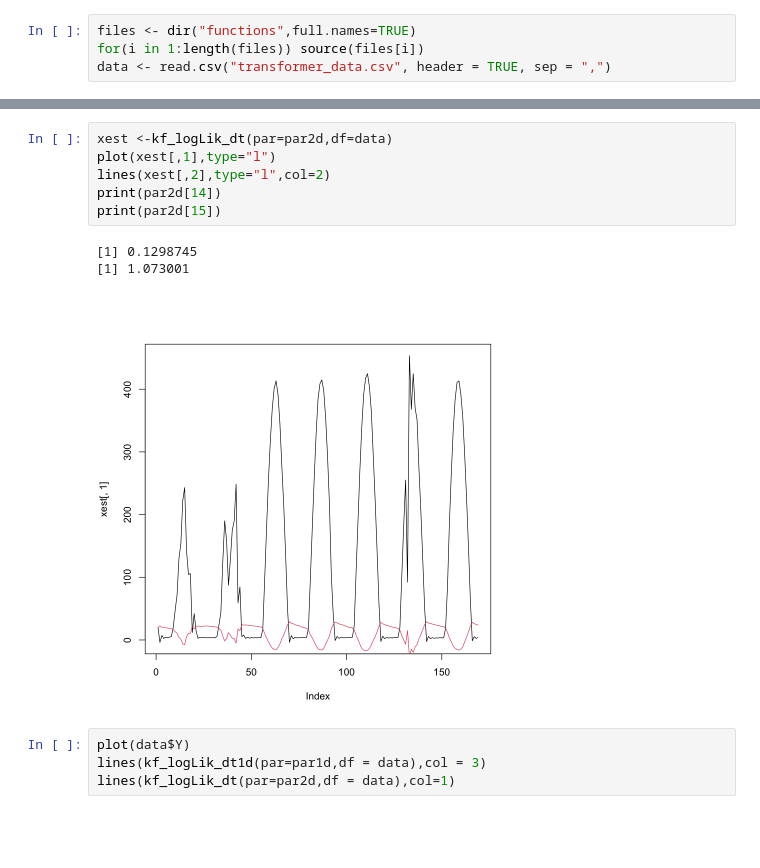
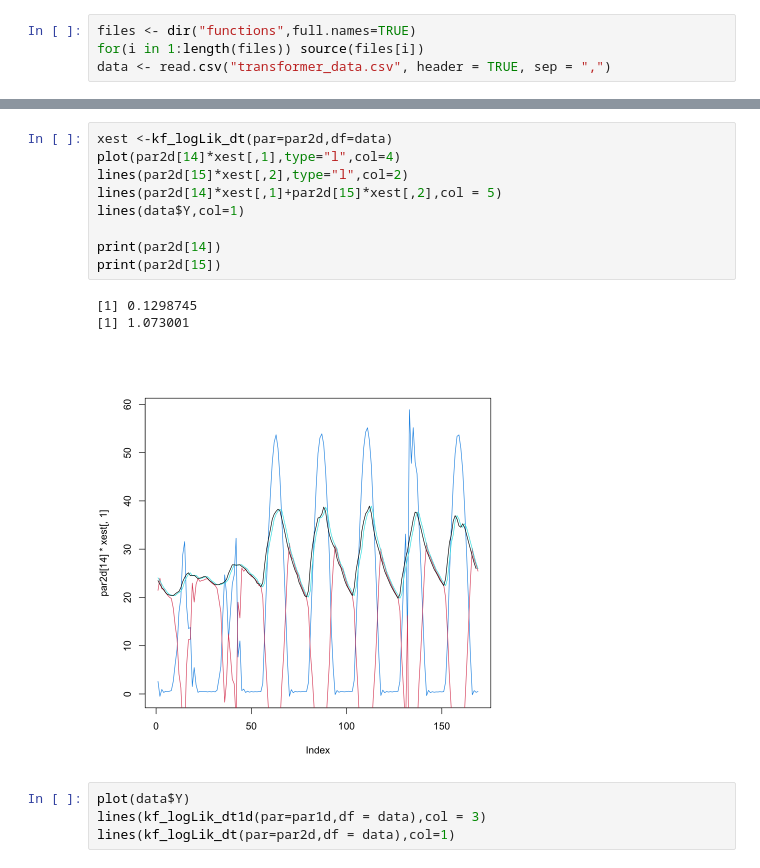
Before and after one commit to mathilderask/TimeSeriesAnalysis, a Jupyter notebook: Assignment4/opg2_nik.ipynb, the cells around one changed output, grey strips where cells are left out. Saved outputs shown, nothing was run; the diff lists cells and outputs as text; blank space fills up the shorter version.

```diff
--- a/Assignment4/opg2_nik.ipynb
+++ b/Assignment4/opg2_nik.ipynb
@@ -51,14 +51,17 @@ iter  120 value 235.370848
 [16]  0.0000100000
 # %%
 xest <-kf_logLik_dt(par=par2d,df=data)
-plot(xest[,1],type="l")
-lines(xest[,2],type="l",col=2)
+plot(par2d[14]*xest[,1],type="l",col=4)
+lines(par2d[15]*xest[,2],type="l",col=2)
+lines(par2d[14]*xest[,1]+par2d[15]*xest[,2],col = 5)
+lines(data$Y,col=1)
+
 print(par2d[14])
 print(par2d[15])
 # %% [output]
 [1] 0.1298745
 [1] 1.073001
-[figure, old version]
+[figure, new version]
 # %%
 plot(data$Y)
 lines(kf_logLik_dt1d(par=par1d,df = data),col = 3)
```
